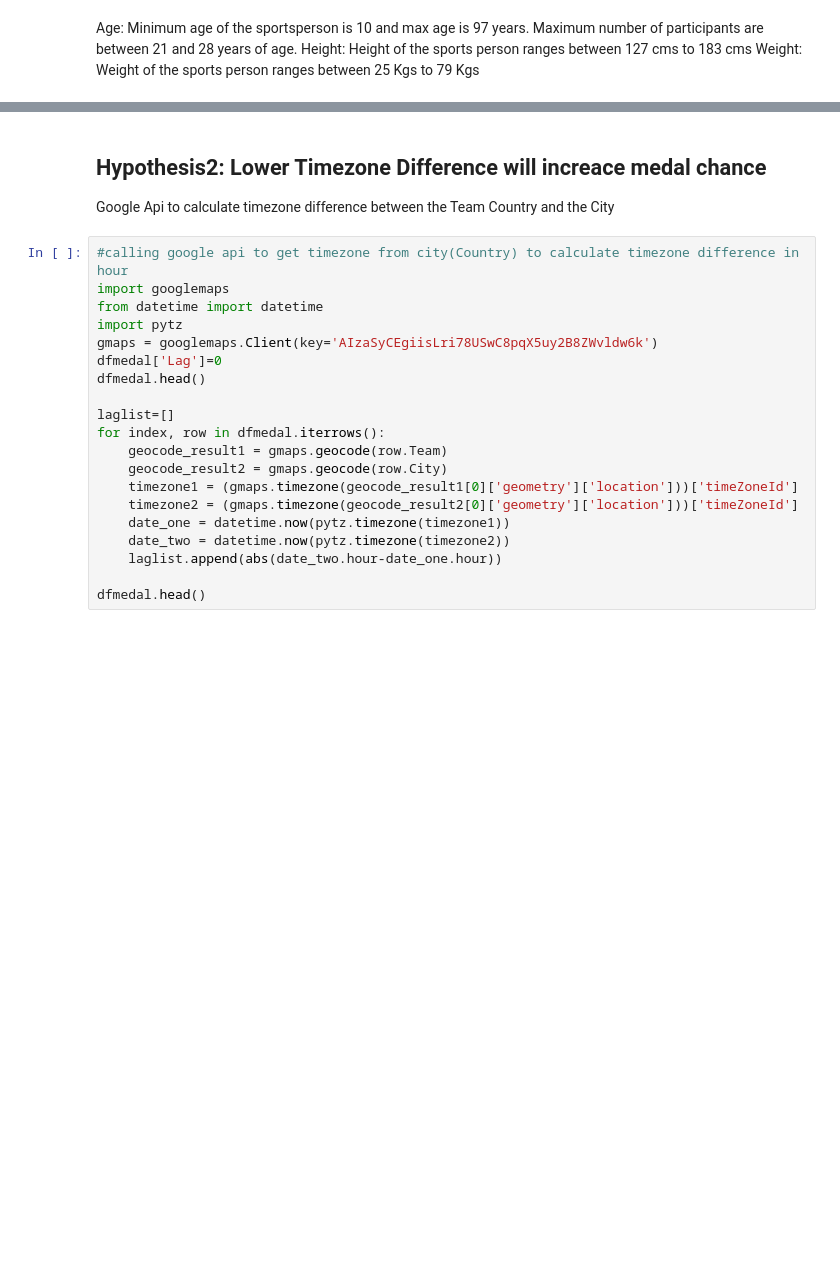
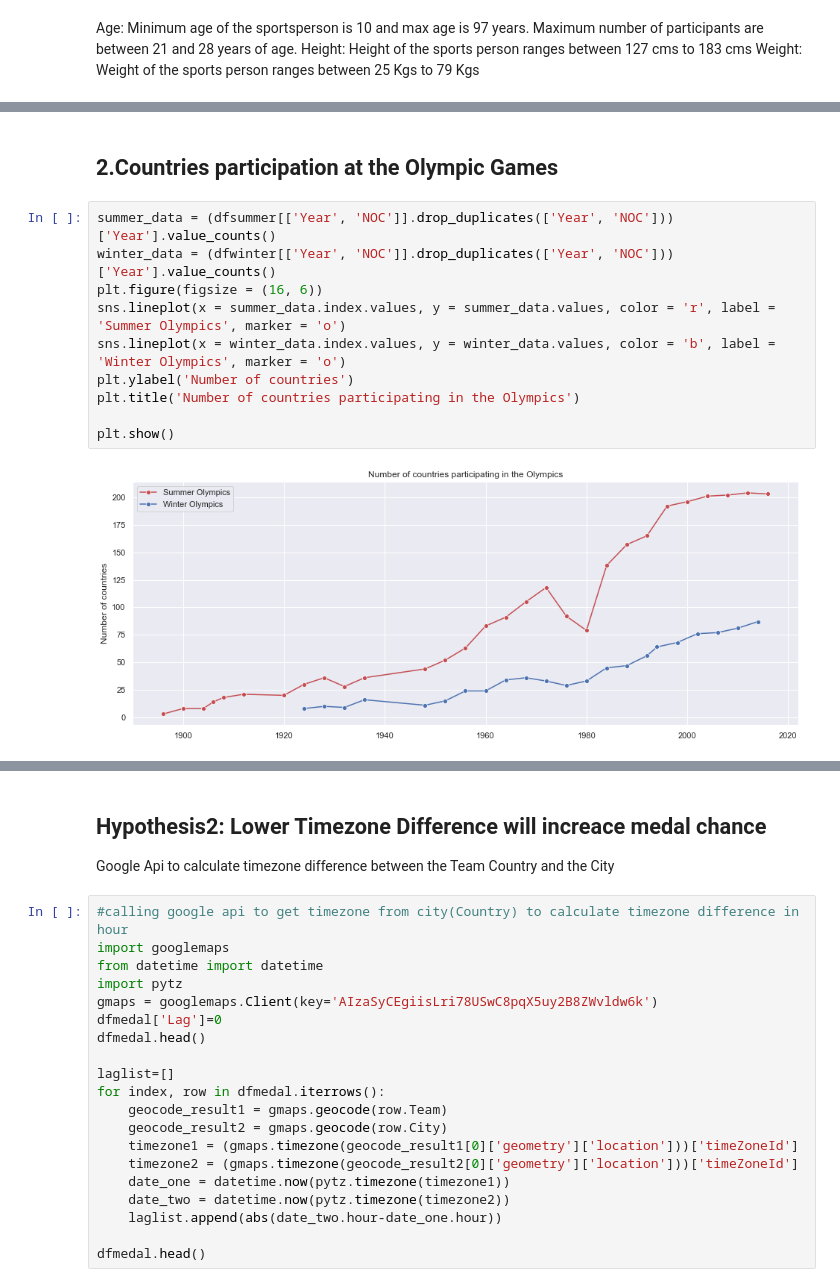
Before and after one commit to harryhancanada/learning, a Jupyter notebook: TeamProjectHarry.ipynb, the cells around one changed output, grey strips where cells are left out. Cells and saved outputs as stored; diff of their text form; blank space fills up the shorter version.

```diff
--- a/TeamProjectHarry.ipynb
+++ b/TeamProjectHarry.ipynb
@@ -216,0 +161,14 @@ dfall['BMI']=round(dfall.Weight/(dfall.Height*dfall.Height/10000),2)
+# %% [markdown]
+## 2.Countries participation at the Olympic Games
+# %%
+summer_data = (dfsummer[['Year', 'NOC']].drop_duplicates(['Year', 'NOC']))['Year'].value_counts()
+winter_data = (dfwinter[['Year', 'NOC']].drop_duplicates(['Year', 'NOC']))['Year'].value_counts()
+plt.figure(figsize = (16, 6))
+sns.lineplot(x = summer_data.index.values, y = summer_data.values, color = 'r', label = 'Summer Olympics', marker = 'o')
+sns.lineplot(x = winter_data.index.values, y = winter_data.values, color = 'b', label = 'Winter Olympics', marker = 'o')
+plt.ylabel('Number of countries')
+plt.title('Number of countries participating in the Olympics')
+
+plt.show()
+# %% [output]
+[figure, added]
```
Also changed, not shown: parts of 37 cells of this notebook.
